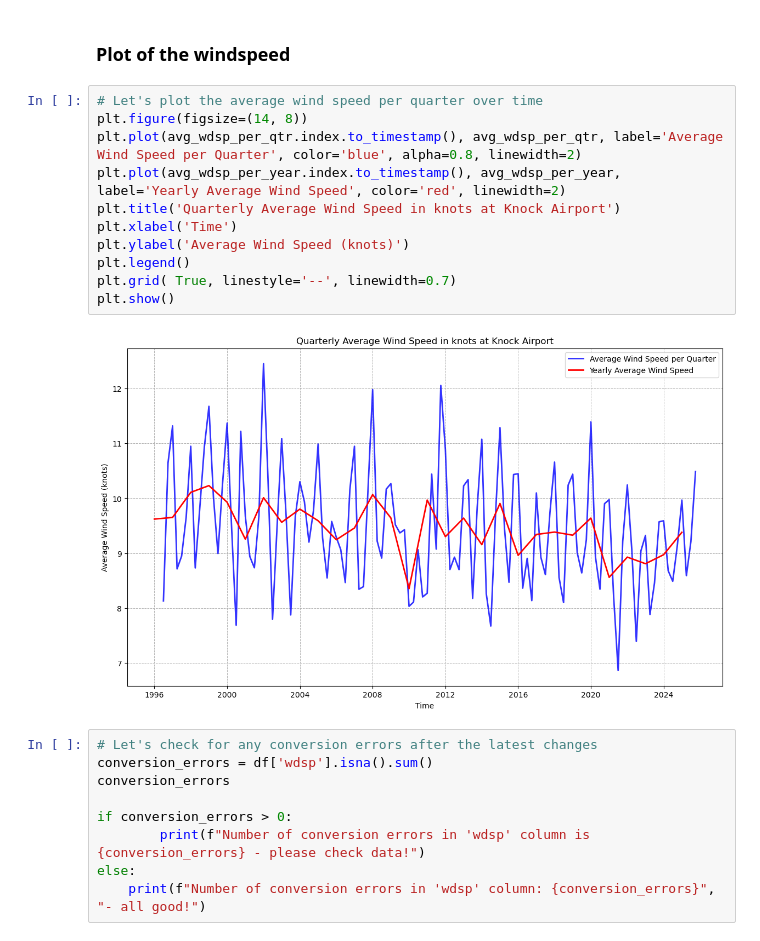
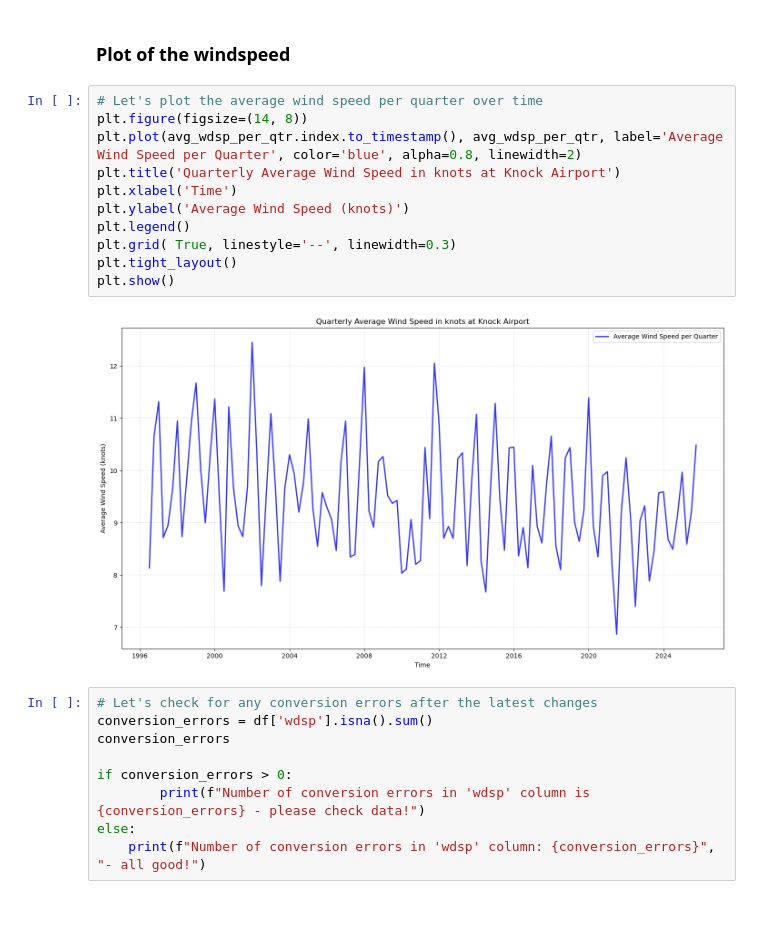
Before and after one commit to marianemcgrath/pfda, a Jupyter notebook: assignment/assignment06_weather.ipynb, the cells around one changed output. Drawn from its saved outputs; the diff is of its cells as text; blank space fills up the shorter version.

```diff
--- a/assignment/assignment06_weather.ipynb
+++ b/assignment/assignment06_weather.ipynb
@@ -314,16 +313,16 @@ Freq: Y-DEC, Name: wdsp, dtype: float64
 # %%
 # Let's plot the average wind speed per quarter over time
 plt.figure(figsize=(14, 8))
 plt.plot(avg_wdsp_per_qtr.index.to_timestamp(), avg_wdsp_per_qtr, label='Average Wind Speed per Quarter', color='blue', alpha=0.8, linewidth=2)
-plt.plot(avg_wdsp_per_year.index.to_timestamp(), avg_wdsp_per_year, label='Yearly Average Wind Speed', color='red', linewidth=2)
 plt.title('Quarterly Average Wind Speed in knots at Knock Airport')
 plt.xlabel('Time')
 plt.ylabel('Average Wind Speed (knots)')
 plt.legend()
-plt.grid( True, linestyle='--', linewidth=0.7)
+plt.grid( True, linestyle='--', linewidth=0.3)
+plt.tight_layout()
 plt.show()
 # %% [output]
-[figure, old version]
+[figure, new version]
 # %%
 # Let's check for any conversion errors after the latest changes
 conversion_errors = df['wdsp'].isna().sum()
```
Also changed, not shown: parts of 10 cells of this notebook, 4 other files.
